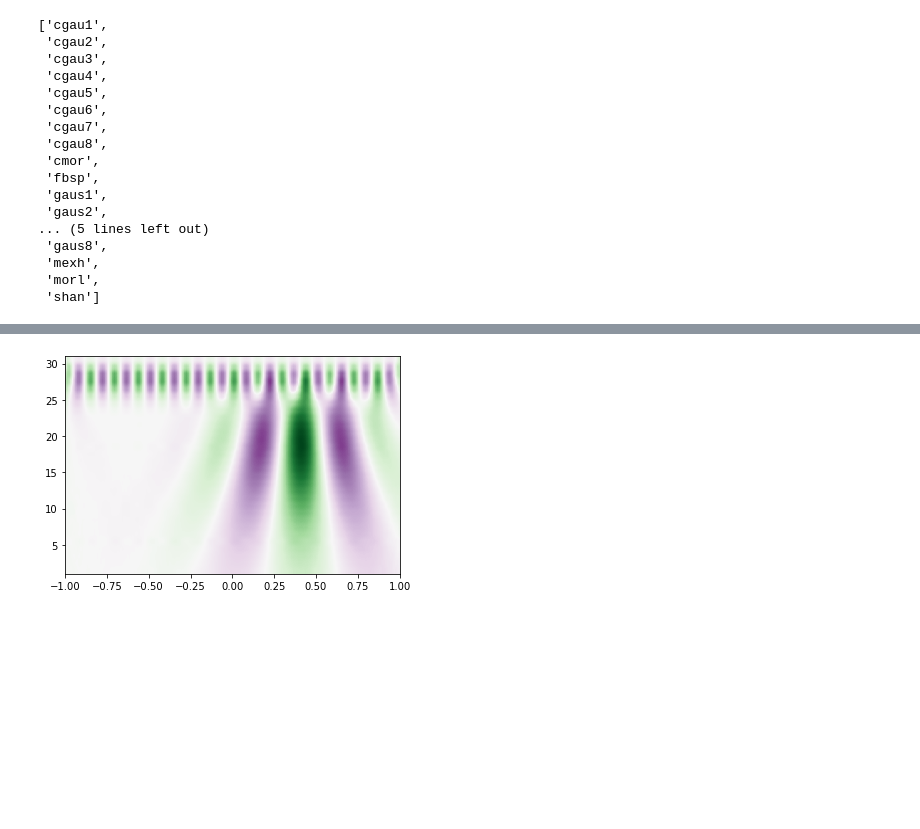
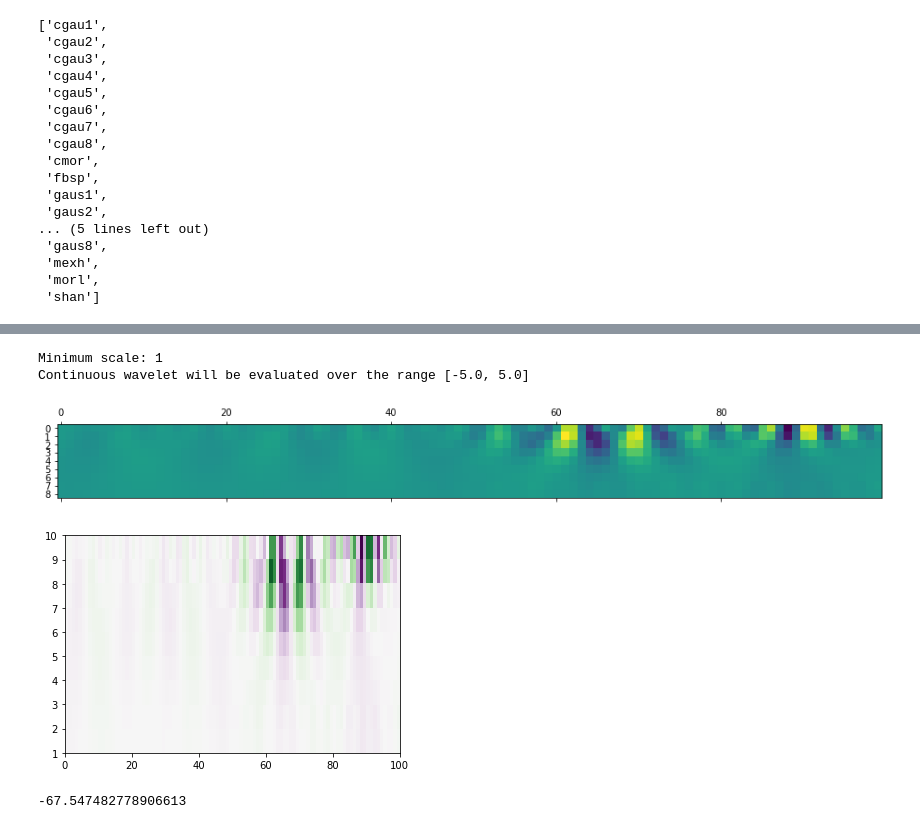
Before and after one commit to tjnewton/sigpig, a Jupyter notebook: examples/explore_Trace.ipynb, the cells around one changed output, grey strips where cells are left out. Saved outputs shown, nothing was run; the diff lists cells and outputs as text; code cells hidden in the pictures; blank space fills up the shorter version.

Commit message:
add wavelet transform

```diff
--- a/examples/explore_Trace.ipynb
+++ b/examples/explore_Trace.ipynb
@@ -469,9 +462,28 @@ plt.show() # doctest: +SKIP
-# %%
-t = np.linspace(-1, 1, 200, endpoint=False)
-sig  = np.cos(2 * np.pi * 7 * t) + np.real(np.exp(-7*(t-0.4)**2)*np.exp(1j*2*np.pi*2*(t-0.4)))
-widths = np.arange(1, 31)
-cwtmatr, freqs = pywt.cwt(sig, widths, 'mexh')
-plt.imshow(cwtmatr, extent=[-1, 1, 1, 31], cmap='PRGn', aspect='auto', vmax=abs(cwtmatr).max(), vmin=-abs(cwtmatr).max())
-plt.show() # doctest: +SKIP
-# %% [output]
-[figure, removed]
+# %%
+# determine scales for continuous wavelet transform
+dt = 1 / 250 # 1/sampling_rate
+nyquist = 250 / 2
+frequencies = pywt.scale2frequency('gaus1', [1, 2, 3, 4, 5, 6, 7, 8, 9, 10]) / dt
+scale_start = np.where(frequencies < nyquist)
+wav = pywt.ContinuousWavelet('gaus1')
+print(f"Minimum scale: {scale_start[0][0] + 1}")
+print("Continuous wavelet will be evaluated over the range [{}, {}]".format(wav.lower_bound, wav.upper_bound))
+width = wav.upper_bound - wav.lower_bound
+
+coef, freqs=pywt.cwt(temp_data, np.arange(1, 10), 'gaus1', dt)
+plt.matshow(coef)
+plt.show()
+# %% [output]
+Minimum scale: 1
+Continuous wavelet will be evaluated over the range [-5.0, 5.0]
+[figure, added]
+# %%
+
+plt.imshow(coef, extent=[0, 100, 1, 10], cmap='PRGn', aspect='auto', vmax=abs(coef).max(), vmin=-abs(coef).max())
+plt.show()
+# %% [output]
+[figure, added]
+# %%
+temp_data[0]
+# %% [output]
+-67.547482778906613
```
Also changed, not shown: parts of 1 cell of this notebook.
